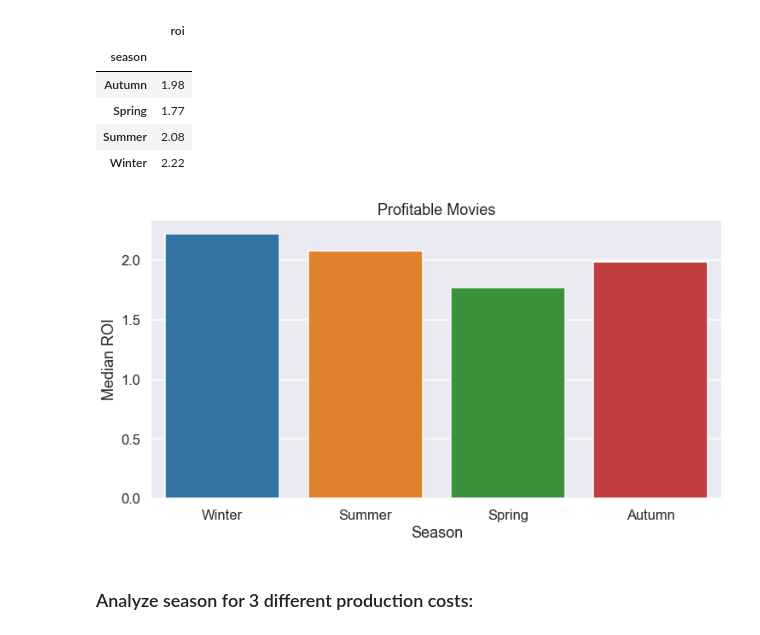
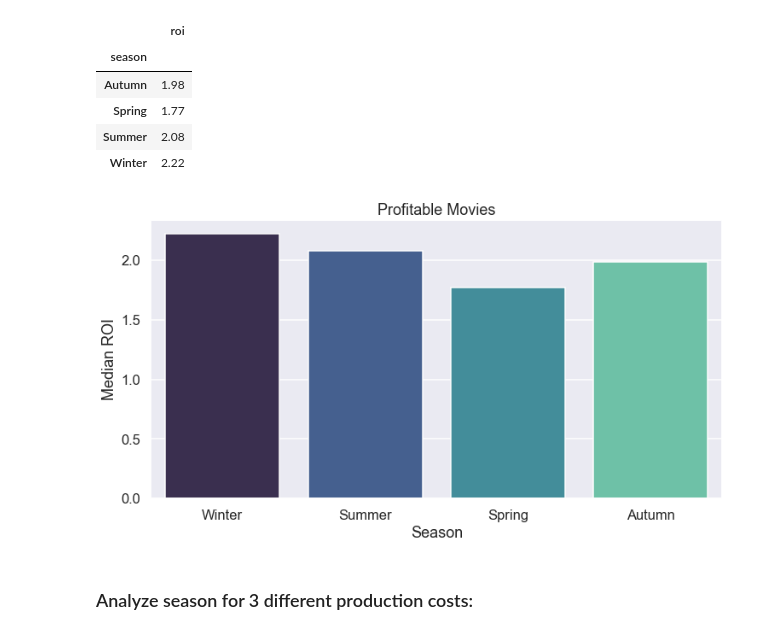
Before and after one commit to kaceyclougher/Phase-2-Project, a Jupyter notebook: analysis.ipynb, the cells around one changed output. Saved outputs shown, nothing was run; the diff lists cells and outputs as text; code cells hidden in the pictures.

Commit message:
updated plot colors

```diff
--- a/analysis.ipynb
+++ b/analysis.ipynb
@@ -551,12 +533,12 @@ month_pos.groupby('season').median()[['roi']]
 # %%
 plt.figure(figsize = (12,6))
 
-sns.barplot(x = 'season', y = 'roi', data = month_pos, ci = False, order = season_ord, estimator=np.median)
+sns.barplot(x = 'season', y = 'roi', data = month_pos, ci = False, order = season_ord, estimator=np.median, palette='mako')
 plt.xlabel('Season')
 plt.ylabel('Median ROI')
 plt.title('Profitable Movies');
 # %% [output]
-[figure, old version]
+[figure, new version]
 # %% [markdown]
 ### Analyze season for 3 different production costs:
 # %%
```
Also changed, not shown: parts of 4 cells of this notebook, 2 other files.
